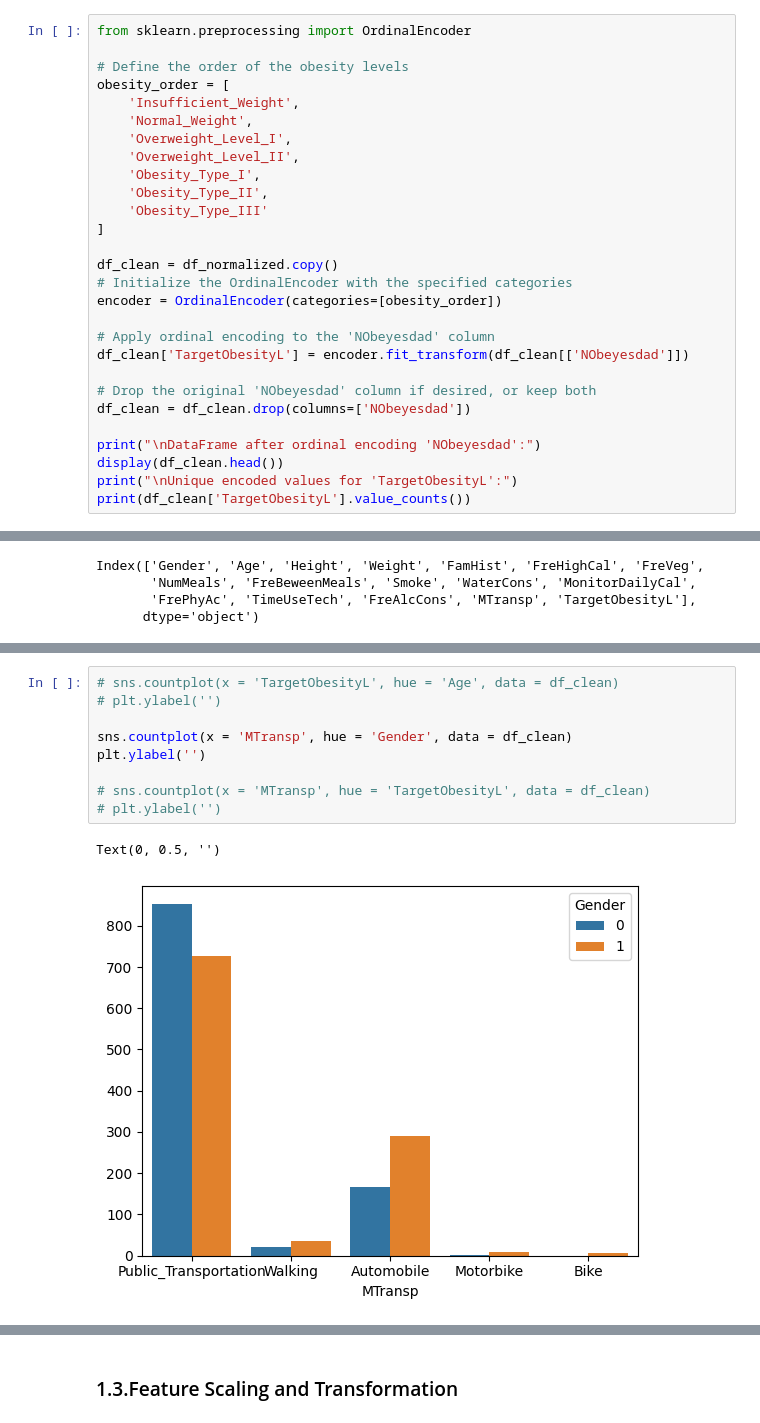
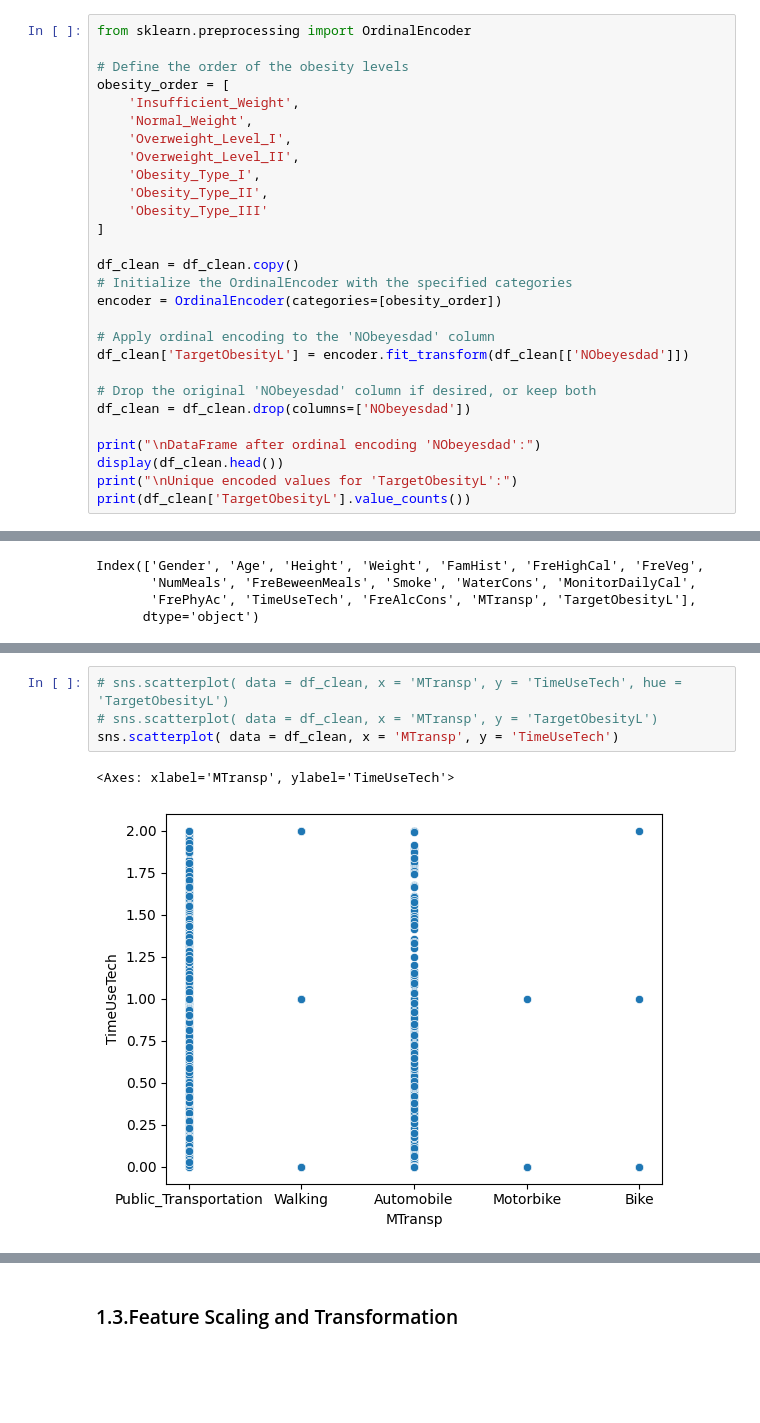
Before and after one commit to MInesGomes/DataScienceObesityLevels, a Jupyter notebook: DSGroup2.ipynb, the cells around one changed output, grey strips where cells are left out. Saved outputs shown, nothing was run; the diff lists cells and outputs as text; blank space fills up the shorter version.

```diff
--- a/DSGroup2.ipynb
+++ b/DSGroup2.ipynb
@@ -685,7 +685,7 @@ obesity_order = [
     'Obesity_Type_III'
 ]
 
-df_clean = df_normalized.copy()
+df_clean = df_clean.copy()
 # Initialize the OrdinalEncoder with the specified categories
 encoder = OrdinalEncoder(categories=[obesity_order])
 
@@ -795,14 +821,9 @@ plt.ylabel('')
 Text(0, 0.5, '')
 [figure]
 # %%
-# sns.countplot(x = 'TargetObesityL', hue = 'Age', data = df_clean)
-# plt.ylabel('')
-
-sns.countplot(x = 'MTransp', hue = 'Gender', data = df_clean)
-plt.ylabel('')
-
-# sns.countplot(x = 'MTransp', hue = 'TargetObesityL', data = df_clean)
-# plt.ylabel('')
+# sns.scatterplot( data = df_clean, x = 'MTransp', y = 'TimeUseTech', hue = 'TargetObesityL')
+# sns.scatterplot( data = df_clean, x = 'MTransp', y = 'TargetObesityL')
+sns.scatterplot( data = df_clean, x = 'MTransp', y = 'TimeUseTech')
 # %% [output]
-Text(0, 0.5, '')
+<Axes: xlabel='MTransp', ylabel='TimeUseTech'>
-[figure, old version]
+[figure, new version]
```
Also changed, not shown: parts of 22 cells of this notebook.
